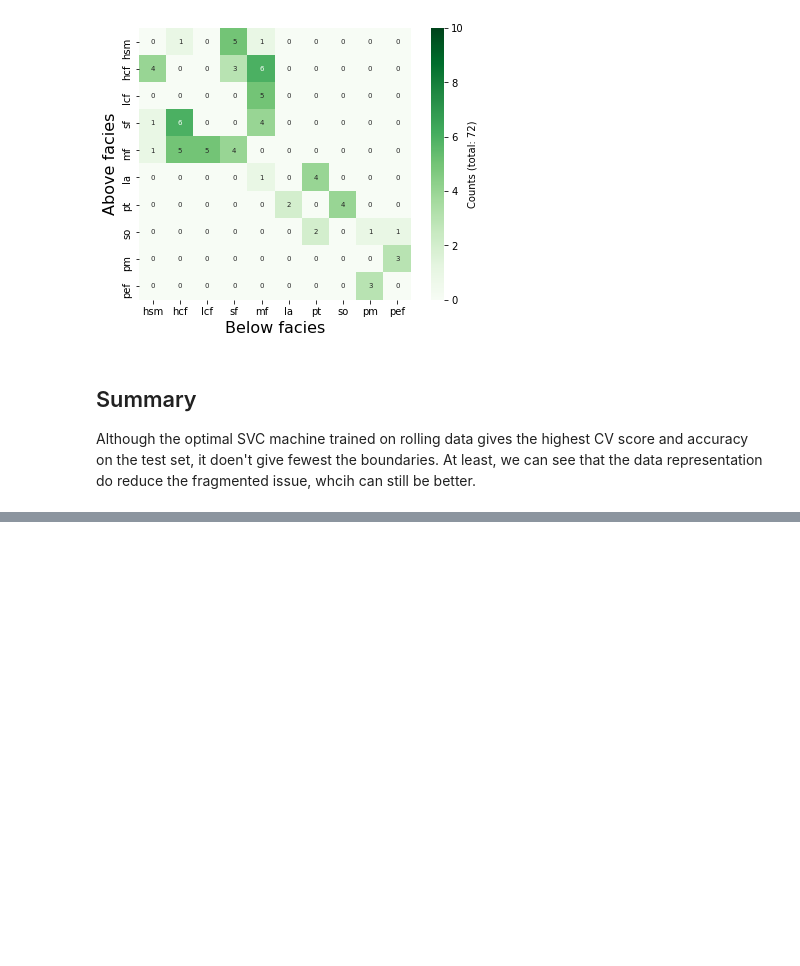
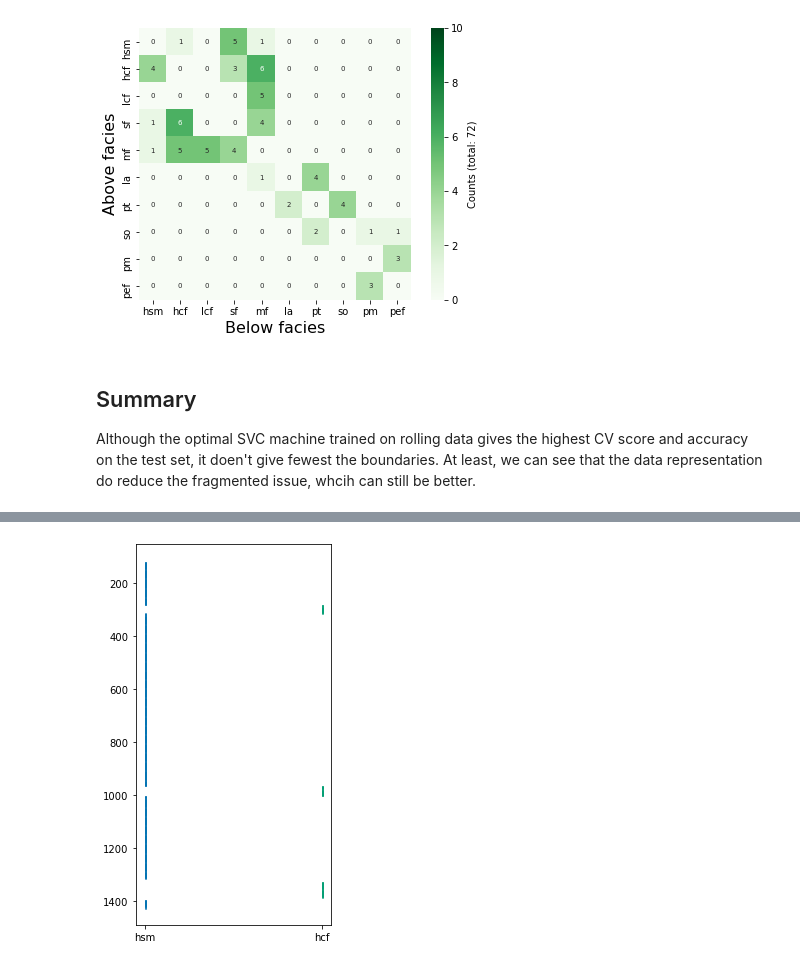
Before and after one commit to dispink/WASA-faciesXRF, a Jupyter notebook: ML_element_15.ipynb, the cells around one changed output, grey strips where cells are left out. Saved outputs shown, nothing was run; the diff lists cells and outputs as text; code cells hidden in the pictures; blank space fills up the shorter version.

Commit message:
Check why the optimal model is so bad on sand flat
Output:
r_roll_svc_sf_mis_20210816.png
	modified:   ML_element_15.ipynb

```diff
--- a/ML_element_15.ipynb
+++ b/ML_element_15.ipynb
@@ -753,0 +787,4 @@ Although the optimal SVC machine trained on rolling data gives the highest CV sc
+# %%
+y_df = data_df.iloc[test_idx, -2:]
+y_df['y_pred'] = model.predict(X[test_idx])
+y_df
@@ -753,0 +806,3 @@ Although the optimal SVC machine trained on rolling data gives the highest CV sc
+# %%
+_, unique = pd.factorize(facies)
+unique
@@ -753,0 +812,6 @@ Although the optimal SVC machine trained on rolling data gives the highest CV sc
+# %%
+sf_m = y_df[(y_df.facies == 3) & (y_df.y_pred != 3)].copy()
+print(np.unique(sf_m.y_pred, return_counts=True))
+print(np.unique(sf_m.core_section, return_counts=True))
+print('The whole N26-2 sectoin has {} data points.'.format(
+    len(y_df[y_df.core_section == 'N36-2'])))
@@ -753,0 +822,6 @@ Although the optimal SVC machine trained on rolling data gives the highest CV sc
+# %%
+section_depth = pd.read_csv('data/info.cleaned.all.csv', index_col=0,
+                            usecols=['composite_id', 'section_depth_mm'],
+                            squeeze=True)
+sf_m = pd.concat([sf_m, section_depth], join='inner', axis=1)
+sf_m
@@ -753,0 +843,12 @@ Although the optimal SVC machine trained on rolling data gives the highest CV sc
+# %%
+fig, ax = plt.subplots(1, 1, figsize=(3.5, 7))
+for label in [0, 1]:
+    X_df = sf_m[sf_m.y_pred == label]
+    ax.scatter(
+        [unique[label] for _ in range(len(X_df))],
+        X_df.section_depth_mm,
+        marker = 's', s = 1, lw = .5)
+ax.set_ylim(ax.get_ylim()[::-1])
+fig.savefig('results/r_roll_svc_sf_mis_{}.png'.format(date))
+# %% [output]
+[figure, added]
```
Also changed, not shown: parts of 7 cells of this notebook.
